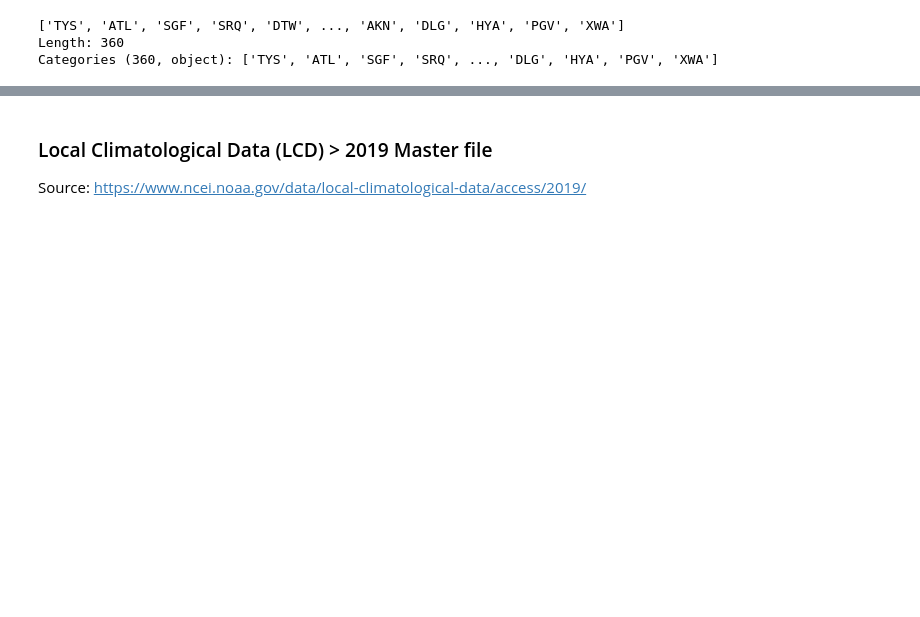
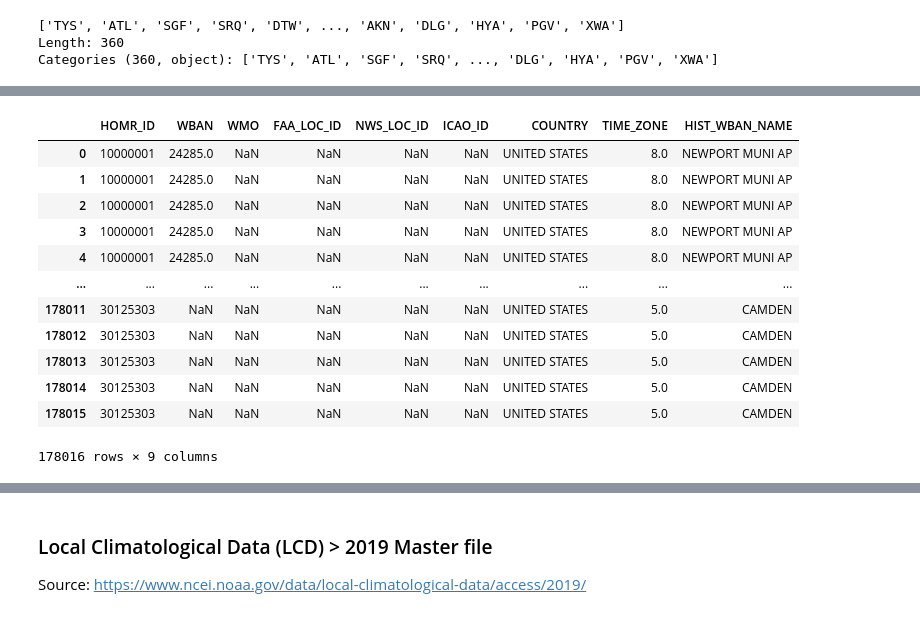
Before and after one commit to malonsol/TFM_KSchool, a Jupyter notebook: EDA/DELAY/WBAN_IATA.ipynb, the cells around one changed output, grey strips where cells are left out. Cells and saved outputs as stored; diff of their text form; code cells hidden in the pictures; blank space fills up the shorter version.

```diff
--- a/EDA/DELAY/WBAN_IATA.ipynb
+++ b/EDA/DELAY/WBAN_IATA.ipynb
@@ -302,0 +221,19 @@ Categories (360, object): ['TYS', 'ATL', 'SGF', 'SRQ', ..., 'DLG', 'HYA', 'PGV',
+# %%
+# Some airport codes present fewer characters than expected. Let's clean them:
+WBAN.drop(WBAN[WBAN['FAA_LOC_ID'].str.len() < 3].index, axis=0, inplace=True)
+WBAN.drop(WBAN[WBAN['ICAO_ID'].str.len() < 4].index, axis=0, inplace=True)
+WBAN
+# %% [output]
+|  | HOMR_ID | WBAN | WMO | FAA_LOC_ID | NWS_LOC_ID | ICAO_ID | COUNTRY | TIME_ZONE | HIST_WBAN_NAME |
+| 0 | 10000001 | 24285.0 | NaN | NaN | NaN | NaN | UNITED STATES | 8.0 | NEWPORT MUNI AP |
+| 1 | 10000001 | 24285.0 | NaN | NaN | NaN | NaN | UNITED STATES | 8.0 | NEWPORT MUNI AP |
+| 2 | 10000001 | 24285.0 | NaN | NaN | NaN | NaN | UNITED STATES | 8.0 | NEWPORT MUNI AP |
+| 3 | 10000001 | 24285.0 | NaN | NaN | NaN | NaN | UNITED STATES | 8.0 | NEWPORT MUNI AP |
+| 4 | 10000001 | 24285.0 | NaN | NaN | NaN | NaN | UNITED STATES | 8.0 | NEWPORT MUNI AP |
+| ... | ... | ... | ... | ... | ... | ... | ... | ... | ... |
+| 178011 | 30125303 | NaN | NaN | NaN | NaN | NaN | UNITED STATES | 5.0 | CAMDEN |
+| 178012 | 30125303 | NaN | NaN | NaN | NaN | NaN | UNITED STATES | 5.0 | CAMDEN |
+| 178013 | 30125303 | NaN | NaN | NaN | NaN | NaN | UNITED STATES | 5.0 | CAMDEN |
+| 178014 | 30125303 | NaN | NaN | NaN | NaN | NaN | UNITED STATES | 5.0 | CAMDEN |
+| 178015 | 30125303 | NaN | NaN | NaN | NaN | NaN | UNITED STATES | 5.0 | CAMDEN |
+178016 rows × 9 columns
```
Also changed, not shown: parts of 52 cells of this notebook.
